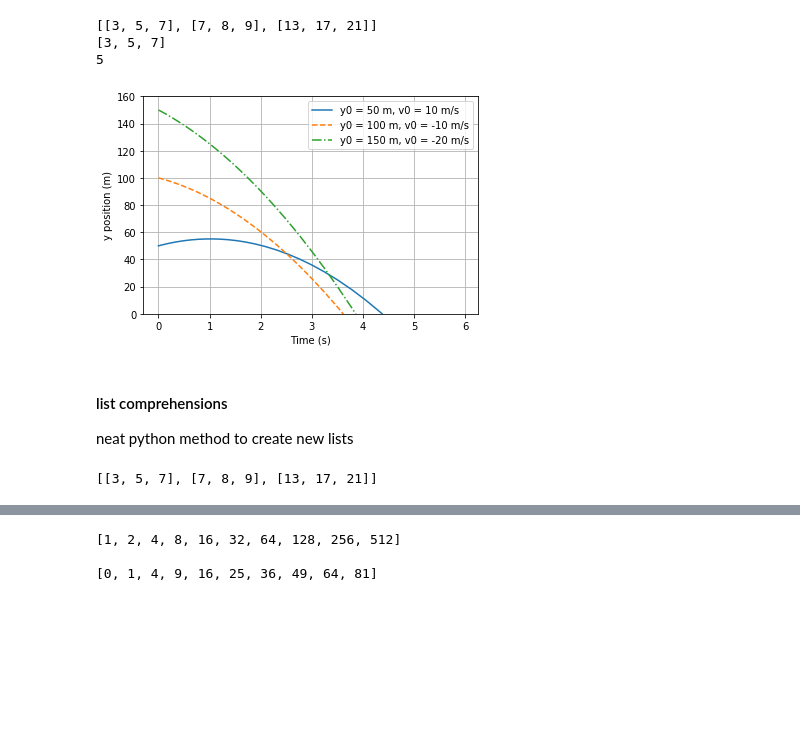
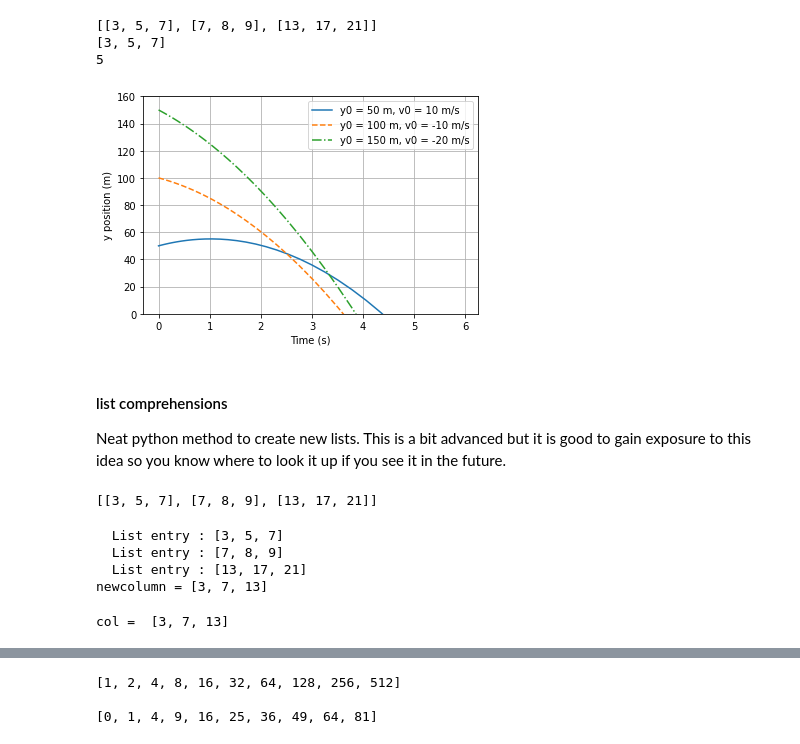
Before and after one commit to goodbyeskyharbor/PurdueNorthwest_PHYS308_ScientificComputing1, a Jupyter notebook: Notebooks/PHYS 308 - 03 - Python Tutorial - Part C.ipynb, the cells around one changed output, grey strips where cells are left out. Drawn from its saved outputs; the diff is of its cells as text; code cells hidden in the pictures; blank space fills up the shorter version.

```diff
--- a/Notebooks/PHYS 308 - 03 - Python Tutorial - Part C.ipynb
+++ b/Notebooks/PHYS 308 - 03 - Python Tutorial - Part C.ipynb
@@ -14,6 +0,0 @@ bool
-# %%
-# The comparison operators we learned earlier return a bool
-x = 5
-y = 6
-print(x==y)
-print(type(x==y))
@@ -83,9 +0,0 @@ True
-# %%
-# python keyword "is" returns true if two variables
-#   point to the same object
-x = 5.5
-y = x
-print(x is y)
-
-z = 5.5
-print(z is x)
@@ -376,21 +291,23 @@ import matplotlib.pyplot as plt
 #  moving in one dimension under the influence of gravity
 # The three objects have different initial position and velocity
 
-# We can use one list to simultanously track both the
-#   position and velocity of each object
-list_hold_value_x_v = [[50,10],[100,-10],[150,-20]]
+# We can use one list of lists to simultanously track both the
+#   position and velocity for each of the three objects
+#      [[y1,vy1],[y2,vy2],[y3,vy3]]
+list_hold_value_y_vy = [[50,10],[100,-10],[150,-20]]
 
 # Define a function which calcluates how the
 #   position and velocity will change
 #   after a given time interval delta_t
+#   Input a list L containing [y,vy] and the time interval delta_t
 
 def kinematic_change(L,delta_t):
-    g = -9.8 # m/s^2
-    y0 = L[0]
-    v0 = L[1]
-    # Use constant acceleration kinematic equations
-    y = y0 + v0*delta_t + 0.5*g*delta_t**2
-    v = v0 + g*delta_t
+    ay = -9.8 # Acceleration in the y direction (m/s^2)
+    y0 = L[0] # Inititial position in y (m)
+    v0 = L[1] # Inititial velocity in y (m/s)
+    # Use constant acceleration kinematic equations to find new position and velocity after some small time interval
+    y = y0 + v0*delta_t + 0.5*ay*delta_t**2
+    v = v0 + ay*delta_t
     new_L = [y,v]
     return new_L
 
@@ -399,43 +316,43 @@ def kinematic_change(L,delta_t):
 plot_y1 = []
 plot_y2 = []
 plot_y3 = []
 plot_t = []
 
 # Track the total time that has elapsed
 time =0
 
 
 for i in range (0,35,1):
     # Define a time step
     step = i/100
     time += step
     # Use our function to change the position and velocity
     #   of each object
-    for j in range(len(list_hold_value_x_v)):
-        list_hold_value_x_v[j]=kinematic_change(list_hold_value_x_v[j],step)
+    for j in range(len(list_hold_value_y_vy)):
+        list_hold_value_y_vy[j]=kinematic_change(list_hold_value_y_vy[j],step)
 
     # Record the new positions for the plot
-    plot_y1.append(list_hold_value_x_v[0][0])
-    plot_y2.append(list_hold_value_x_v[1][0])
-    plot_y3.append(list_hold_value_x_v[2][0])
+    plot_y1.append(list_hold_value_y_vy[0][0])
+    plot_y2.append(list_hold_value_y_vy[1][0])
+    plot_y3.append(list_hold_value_y_vy[2][0])
     plot_t.append(time)
 
 # Plot the results (we haven't learned this yet)
 plt.plot(plot_t,plot_y1,"-",label='y0 = 50 m, v0 = 10 m/s')
 plt.plot(plot_t,plot_y2,"--",label='y0 = 100 m, v0 = -10 m/s')
 plt.plot(plot_t,plot_y3,"-.",label='y0 = 150 m, v0 = -20 m/s')
 plt.xlabel('Time (s)')
 plt.ylabel('y position (m)')
 plt.grid()
 plt.ylim((0,160))
 plt.legend()
 plt.show()
 # %% [output]
-[figure, old version]
+[figure, new version]
-# %% [markdown]
-#### list comprehensions
-
-neat python method to create new lists
+# %% [markdown]
+#### list comprehensions
+
+Neat python method to create new lists. This is a bit advanced but it is good to gain exposure to this idea so you know where to look it up if you see it in the future.
 # %%
 
 L = [  [3,5,7],
@@ -446,4 +363,26 @@ L = [  [3,5,7],
 print(L)
 # %% [output]
 [[3, 5, 7], [7, 8, 9], [13, 17, 21]]
+# %%
+# Lets say we want to extra one column from a list of lists. We could do so as follows:
+
+newcolumn = []
+for entry in L:
+    print("  List entry :",entry)
+    newcolumn.append(entry[0])
+
+print("newcolumn =",newcolumn)
+# %% [output]
+  List entry : [3, 5, 7]
+  List entry : [7, 8, 9]
+  List entry : [13, 17, 21]
+newcolumn = [3, 7, 13]
+# %%
+# "list comprehensions" allow us to do the same thing we did above, but in only one line
+
+# create a list from a nested list (extract one column)
+col = [entry[0] for entry in L]
+print("col = ",col)
+# %% [output]
+col =  [3, 7, 13]
 # %%
```
Also changed, not shown: parts of 47 cells of this notebook, 2 other files.
